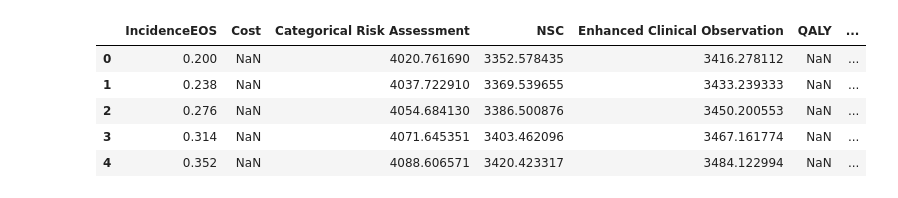
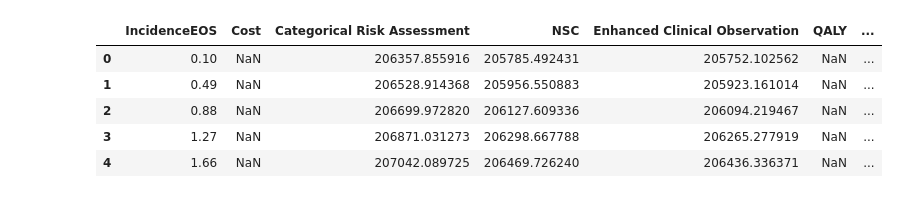
Before and after one commit to guanzgrace/cea-eos, a Jupyter notebook: Graphs-Incidence.ipynb, the cells around one changed output. Cells and saved outputs as stored; diff of their text form; code cells hidden in the pictures.

```diff
--- a/Graphs-Incidence.ipynb
+++ b/Graphs-Incidence.ipynb
@@ -15,11 +15,11 @@ eco_color = 'rebeccapurple'
 # %%
-df = pd.read_csv("OSA/0IncidenceCost.csv")
+df = pd.read_csv("OSA/1IncidenceCost.csv")
 df.head()
 # %% [output]
 |  | IncidenceEOS | Cost | Categorical Risk Assessment | NSC | Enhanced Clinical Observation | QALY | ... |
-| 0 | 0.200 | NaN | 4020.761690 | 3352.578435 | 3416.278112 | NaN | ... |
-| 1 | 0.238 | NaN | 4037.722910 | 3369.539655 | 3433.239333 | NaN | ... |
-| 2 | 0.276 | NaN | 4054.684130 | 3386.500876 | 3450.200553 | NaN | ... |
-| 3 | 0.314 | NaN | 4071.645351 | 3403.462096 | 3467.161774 | NaN | ... |
-| 4 | 0.352 | NaN | 4088.606571 | 3420.423317 | 3484.122994 | NaN | ... |
+| 0 | 0.10 | NaN | 206357.855916 | 205785.492431 | 205752.102562 | NaN | ... |
+| 1 | 0.49 | NaN | 206528.914368 | 205956.550883 | 205923.161014 | NaN | ... |
+| 2 | 0.88 | NaN | 206699.972820 | 206127.609336 | 206094.219467 | NaN | ... |
+| 3 | 1.27 | NaN | 206871.031273 | 206298.667788 | 206265.277919 | NaN | ... |
+| 4 | 1.66 | NaN | 207042.089725 | 206469.726240 | 206436.336371 | NaN | ... |
 # %%
```
Also changed, not shown: parts of 2 cells of this notebook, 25 other files.
